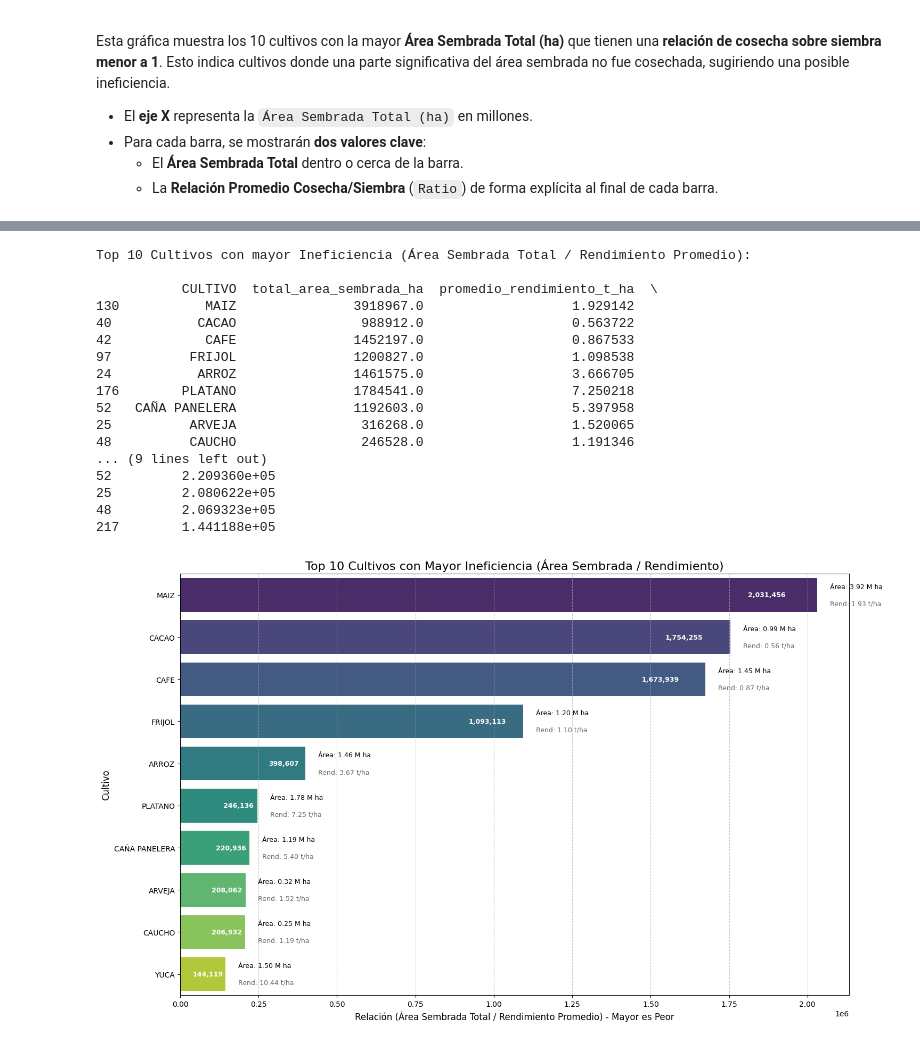
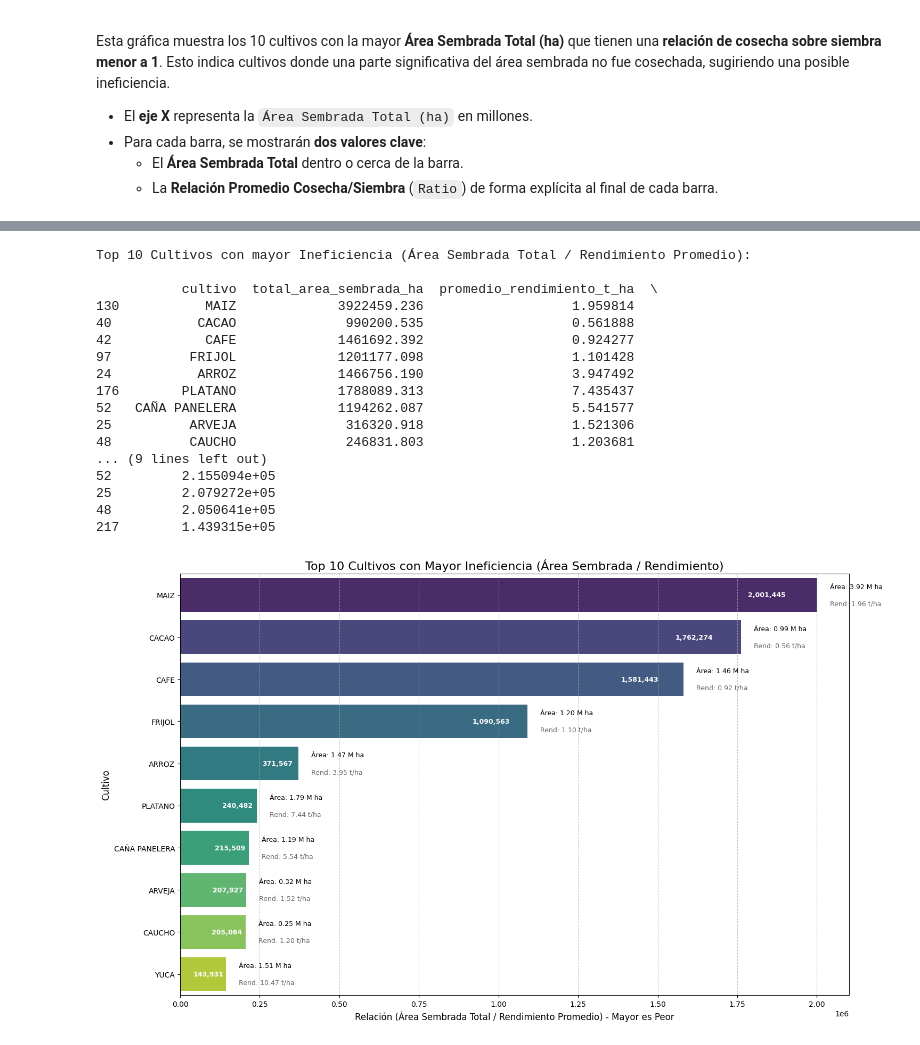
Before and after one commit to cybercolombia/suelosabio, a Jupyter notebook: notebooks/CropData.ipynb, the cells around one changed output, grey strips where cells are left out. Drawn from its saved outputs; the diff is of its cells as text; code cells hidden in the pictures.

```diff
--- a/notebooks/CropData.ipynb
+++ b/notebooks/CropData.ipynb
@@ -468,0 +494,2 @@ Analizaremos los 10 cultivos que tienen mayor rendimiento,  y los municipios don
+# %%
+eva_agro_df = parsear_columnas_a_numero(eva_agro_df, ['ano', 'area_sembrada_ha', 'area_cosechada_ha', 'produccion_t'])
@@ -641,7 +751,7 @@ import matplotlib.pyplot as plt
 import seaborn as sns
 
 # Filtrar filas donde el área sembrada no es nula y no es cero, y el área cosechada no es nula
-df_filtered = agro_df[agro_df['area_sembrada_ha'].notna() & (agro_df['area_sembrada_ha'] > 0) & agro_df['area_cosechada_ha'].notna()].copy()
+df_filtered = eva_agro_df[eva_agro_df['area_sembrada_ha'].notna() & (eva_agro_df['area_sembrada_ha'] > 0) & eva_agro_df['area_cosechada_ha'].notna()].copy()
 
 # Calcular la relación de área cosechada sobre área sembrada
 df_filtered['relacion_cosecha_sembrada'] = df_filtered['area_cosechada_ha'] / df_filtered['area_sembrada_ha']
@@ -650,7 +760,7 @@ df_filtered['relacion_cosecha_sembrada'] = df_filtered['area_cosechada_ha'] / df
 cultivos_eficientes = df_filtered[df_filtered['relacion_cosecha_sembrada'] >= 1]
 
 # Calcular el promedio de la relación por CULTIVO
-rendimiento_por_cultivo_eficiente = cultivos_eficientes.groupby('CULTIVO')['relacion_cosecha_sembrada'].mean().reset_index()
+rendimiento_por_cultivo_eficiente = cultivos_eficientes.groupby('cultivo')['relacion_cosecha_sembrada'].mean().reset_index()
 
 # Obtener los 10 cultivos con la mejor relación promedio
 top_10_relacion_cultivos = rendimiento_por_cultivo_eficiente.nlargest(10, 'relacion_cosecha_sembrada')
@@ -660,7 +770,7 @@ print(top_10_relacion_cultivos)
 
 # Crear el gráfico de barras
 plt.figure(figsize=(12, 7))
-sns.barplot(x='relacion_cosecha_sembrada', y='CULTIVO', data=top_10_relacion_cultivos, palette='magma', hue='CULTIVO', legend=False)
+sns.barplot(x='relacion_cosecha_sembrada', y='cultivo', data=top_10_relacion_cultivos, palette='magma', hue='cultivo', legend=False)
 plt.title('Top 10 Cultivos por Relación Promedio (Área Cosechada / Área Sembrada >= 1)')
 plt.xlabel('Relación Promedio (Área Cosechada / Área Sembrada)')
 plt.ylabel('Cultivo')
@@ -686,7 +892,7 @@ import matplotlib.pyplot as plt
 import seaborn as sns
 
 # Agrupar por CULTIVO para obtener el área sembrada total y el rendimiento promedio
-analisis_area_rendimiento = df_filtered.groupby('CULTIVO').agg(
+analisis_area_rendimiento = df_filtered.groupby('cultivo').agg(
     total_area_sembrada_ha=('area_sembrada_ha', 'sum'),
     promedio_rendimiento_t_ha=('rendimiento_t_ha', 'mean')
 ).reset_index()
@@ -712,7 +918,7 @@ print(top_10_inefficient_crops)
 # --- Graficar los resultados ---
 plt.figure(figsize=(15, 9))
 
-sns.barplot(x='inefficiency_score', y='CULTIVO', data=top_10_inefficient_crops, palette='viridis', hue='CULTIVO', legend=False)
+sns.barplot(x='inefficiency_score', y='cultivo', data=top_10_inefficient_crops, palette='viridis', hue='cultivo', legend=False)
 plt.title('Top 10 Cultivos con Mayor Ineficiencia (Área Sembrada / Rendimiento)', fontsize=16)
 plt.xlabel('Relación (Área Sembrada Total / Rendimiento Promedio) - Mayor es Peor', fontsize=12)
 plt.ylabel('Cultivo', fontsize=12)
@@ -725,45 +931,45 @@ for plot_idx, (df_idx, row) in enumerate(top_10_inefficient_crops.iterrows()):
     x_bar_end = row['inefficiency_score']
     # Posición en el eje Y (índice de la barra en el gráfico)
     y_pos = plot_idx
 
     # Texto para el score de ineficiencia (dentro de la barra, ligeramente a la izquierda del final)
     plt.text(x_bar_end * 0.95, y_pos, f'{x_bar_end:,.0f}',
              color='white', ha='right', va='center', fontsize=9, weight='bold')
 
     # Offset para posicionar los textos fuera de la barra de manera consistente
     max_score = top_10_inefficient_crops['inefficiency_score'].max()
     offset_from_bar = max_score * 0.02
 
     # Texto del área sembrada (fuera de la barra, ligeramente por debajo del centro)
     plt.text(x_bar_end + offset_from_bar, y_pos - 0.2,
              f'Área: {row['total_area_sembrada_ha'] / 1_000_000:.2f} M ha',
              color='black', ha='left', va='center', fontsize=9)
 
     # Texto del rendimiento promedio (fuera de la barra, ligeramente por encima del centro)
     plt.text(x_bar_end + offset_from_bar, y_pos + 0.2,
              f'Rend: {row['promedio_rendimiento_t_ha']:.2f} t/ha',
              color='dimgray', ha='left', va='center', fontsize=9)
 
 plt.xticks(fontsize=10)
 plt.yticks(fontsize=10)
 plt.tight_layout() # Ajustar layout para prevenir solapamiento
 plt.show()
 # %% [output]
 Top 10 Cultivos con mayor Ineficiencia (Área Sembrada Total / Rendimiento Promedio):
 
-           CULTIVO  total_area_sembrada_ha  promedio_rendimiento_t_ha  \
-130           MAIZ               3918967.0                   1.929142
-40           CACAO                988912.0                   0.563722
-42            CAFE               1452197.0                   0.867533
-97          FRIJOL               1200827.0                   1.098538
-24           ARROZ               1461575.0                   3.666705
-176        PLATANO               1784541.0                   7.250218
-52   CAÑA PANELERA               1192603.0                   5.397958
-25          ARVEJA                316268.0                   1.520065
-48          CAUCHO                246528.0                   1.191346
+           cultivo  total_area_sembrada_ha  promedio_rendimiento_t_ha  \
+130           MAIZ             3922459.236                   1.959814
+40           CACAO              990200.535                   0.561888
+42            CAFE             1461692.392                   0.924277
+97          FRIJOL             1201177.098                   1.101428
+24           ARROZ             1466756.190                   3.947492
+176        PLATANO             1788089.313                   7.435437
+52   CAÑA PANELERA             1194262.087                   5.541577
+25          ARVEJA              316320.918                   1.521306
+48          CAUCHO              246831.803                   1.203681
 ... (9 lines left out)
-52         2.209360e+05
-25         2.080622e+05
-48         2.069323e+05
-217        1.441188e+05
+52         2.155094e+05
+25         2.079272e+05
+48         2.050641e+05
+217        1.439315e+05
-[figure, old version]
+[figure, new version]
```
Also changed, not shown: parts of 28 cells of this notebook.
